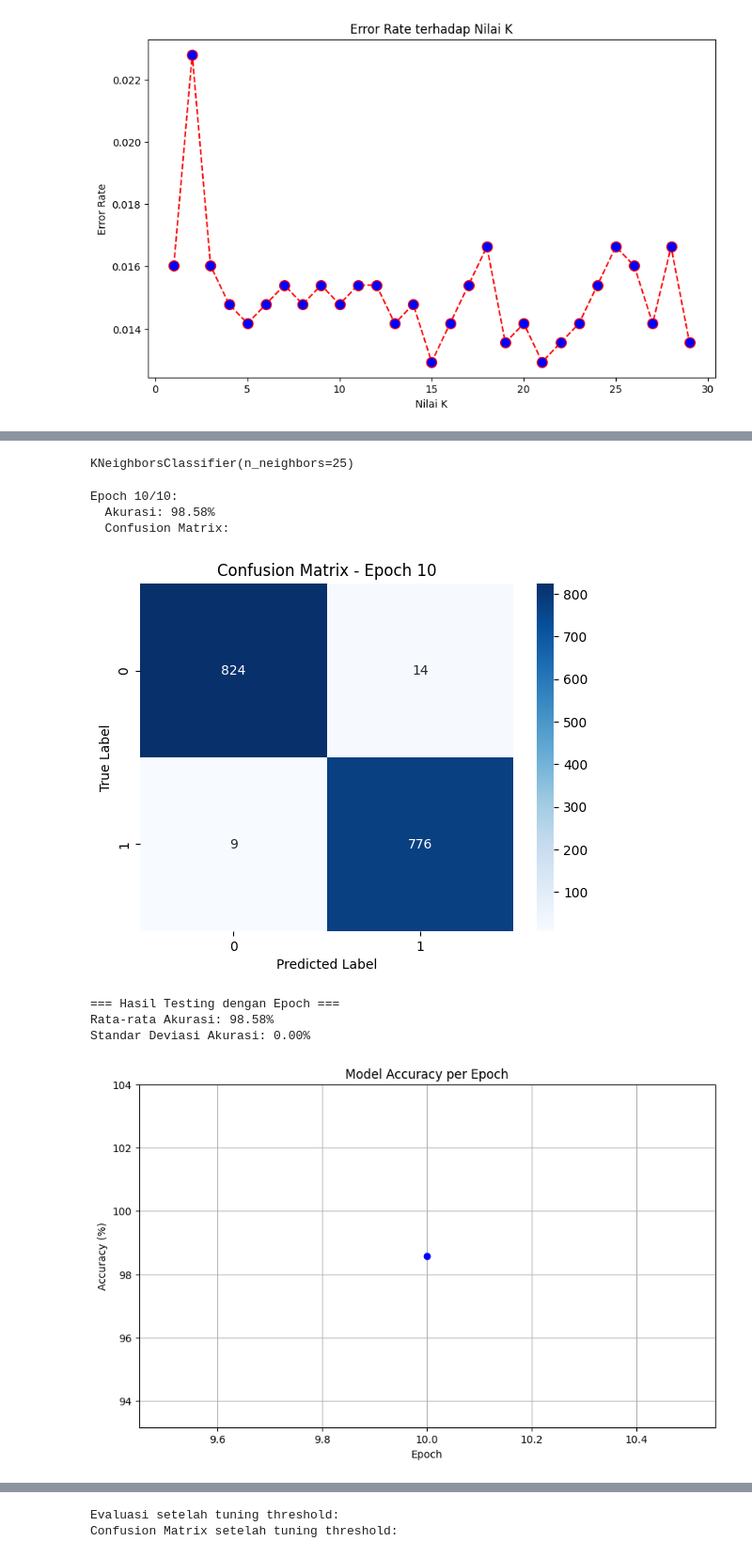
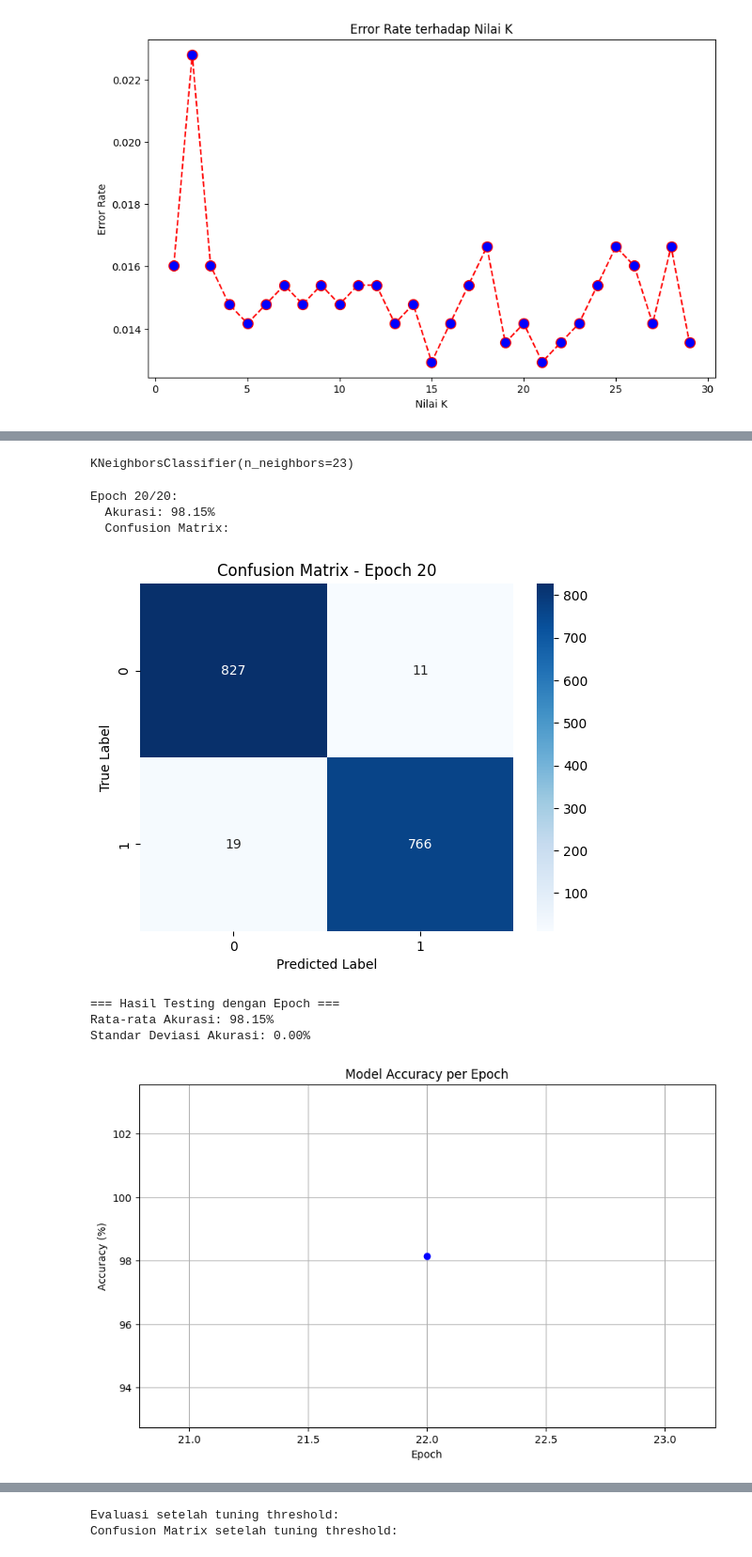
Before and after one commit to NaufalDekha002/NFD_MachineLearning, a Jupyter notebook: NFD_With_KNN.ipynb, the cells around one changed output, grey strips where cells are left out. Shown at 94% size. Drawn from its saved outputs; the diff is of its cells as text; code cells hidden in the pictures.

```diff
--- a/NFD_With_KNN.ipynb
+++ b/NFD_With_KNN.ipynb
@@ -94,7 +94,7 @@ plt.show()
 [figure]
 # %%
 # Prosedur Pelatihan Model dengan KNN
-k_optimal = 25
+k_optimal = 23
 knn = KNeighborsClassifier(n_neighbors=k_optimal)
 knn.fit(X_networkpatterns_train, y_networkpatterns_train)
 y_networkpatterns_pred = knn.predict(X_networkpatterns_test)
@@ -166,7 +166,7 @@ Data 5:
   Flood: 0.00%
   Normal: 100.00%
 # %%
-n_epochs = 10  # Jumlah epoch untuk simulasi
+n_epochs = 20  # Jumlah epoch untuk simulasi
 accuracy_per_epoch = []
 
 for epoch in range(n_epochs):
@@ -182,7 +182,7 @@ X_test = sc_networkpatterns.transform(X_test)
 knn = KNeighborsClassifier(n_neighbors=k_optimal)
 knn.fit(X_train, y_train)
 # %% [output]
-KNeighborsClassifier(n_neighbors=25)
+KNeighborsClassifier(n_neighbors=23)
 # %%
 # Prediksi dan Evaluasi pada Epoch ini
 y_pred = knn.predict(X_test)
@@ -198,10 +198,10 @@ plt.xlabel("Predicted Label")
 plt.ylabel("True Label")
 plt.show()
 # %% [output]
-Epoch 10/10:
-  Akurasi: 98.58%
+Epoch 20/20:
+  Akurasi: 98.15%
   Confusion Matrix:
-[figure, old version]
+[figure, new version]
 # %%
 # === Statistik Hasil Epoch ===
 mean_accuracy = np.mean(accuracy_per_epoch)
@@ -212,19 +212,19 @@ print(f"Rata-rata Akurasi: {mean_accuracy * 100:.2f}%")
 print(f"Standar Deviasi Akurasi: {std_accuracy * 100:.2f}%")
 # %% [output]
 === Hasil Testing dengan Epoch ===
-Rata-rata Akurasi: 98.58%
+Rata-rata Akurasi: 98.15%
 Standar Deviasi Akurasi: 0.00%
 # %%
 # Plotting Akurasi per Epoch
 plt.figure(figsize=(10, 6))
-plt.plot(range(10, n_epochs + 1), [acc * 100 for acc in accuracy_per_epoch], marker='o', color='blue')
+plt.plot(range(22, n_epochs + 3), [acc * 100 for acc in accuracy_per_epoch], marker='o', color='blue')
 plt.xlabel("Epoch")
 plt.ylabel("Accuracy (%)")
 plt.title("Model Accuracy per Epoch")
 plt.grid()
 plt.show()
 # %% [output]
-[figure, old version]
+[figure, new version]
 # %%
 # === Cross-Validation with Accuracy ===
 print("\n=== Cross-Validation with Accuracy ===")
```
Also changed, not shown: parts of 6 cells of this notebook.
